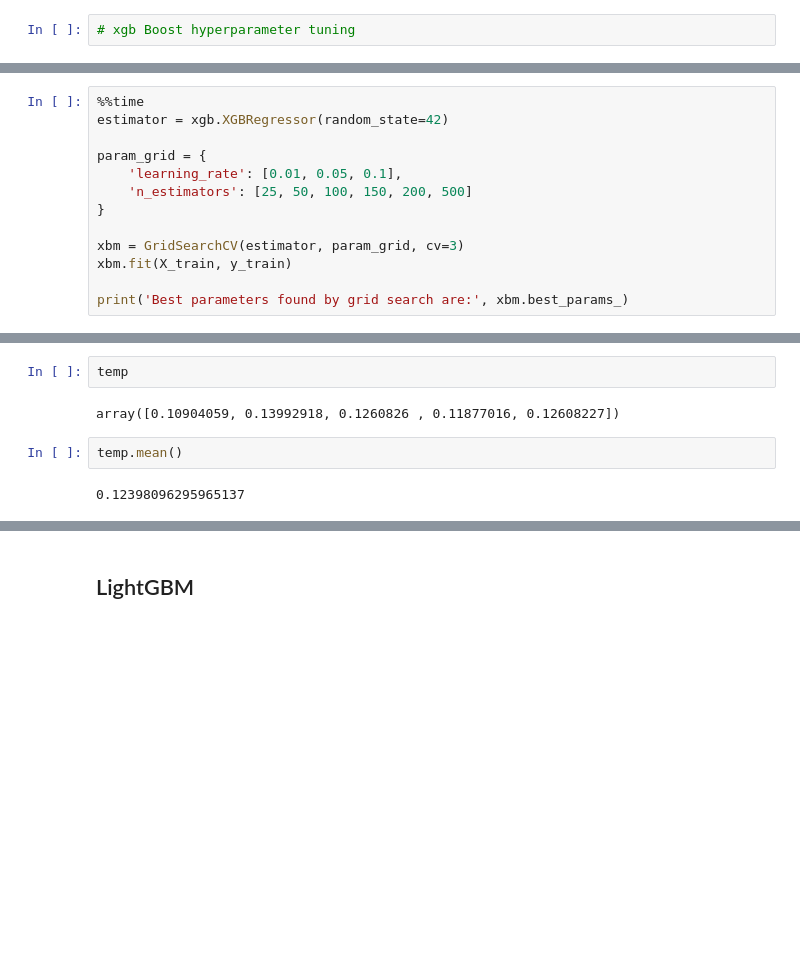
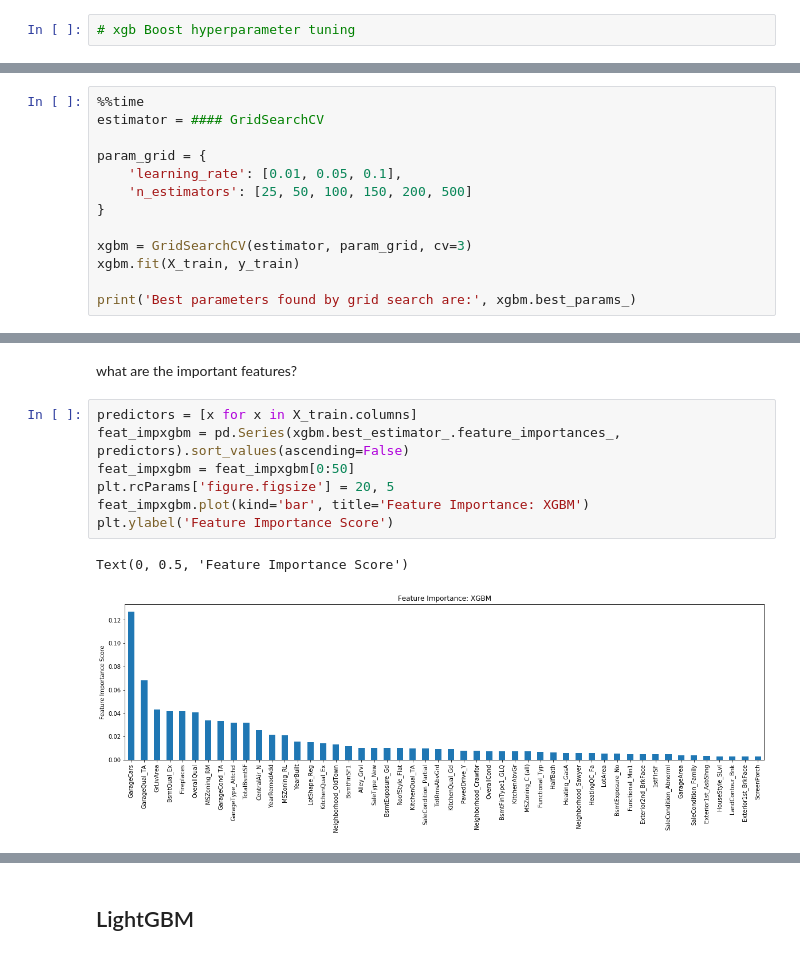
Before and after one commit to JK558/house-price-prediction, a Jupyter notebook: house_price_JK.ipynb, the cells around one changed output, grey strips where cells are left out. Cells and saved outputs as stored; diff of their text form; blank space fills up the shorter version.

```diff
--- a/house_price_JK.ipynb
+++ b/house_price_JK.ipynb
@@ -818,14 +709,14 @@ Wall time: 2min 1s
 # %%
 %%time
-estimator = xgb.XGBRegressor(random_state=42)
+estimator = #### GridSearchCV
 
 param_grid = {
     'learning_rate': [0.01, 0.05, 0.1],
     'n_estimators': [25, 50, 100, 150, 200, 500]
 }
 
-xbm = GridSearchCV(estimator, param_grid, cv=3)
-xbm.fit(X_train, y_train)
+xgbm = GridSearchCV(estimator, param_grid, cv=3)
+xgbm.fit(X_train, y_train)
 
-print('Best parameters found by grid search are:', xbm.best_params_)
+print('Best parameters found by grid search are:', xgbm.best_params_)
 # %% [output]
@@ -853,8 +742,12 @@ temp = rmsle_cv(xgb.XGBRegressor(n_estimators = 500, random_state=42))
-# %%
-temp
-# %% [output]
-array([0.10904059, 0.13992918, 0.1260826 , 0.11877016, 0.12608227])
-# %%
-temp.mean()
-# %% [output]
-0.12398096295965137
+# %% [markdown]
+what are the important features?
+# %%
+predictors = [x for x in X_train.columns]
+feat_impxgbm = pd.Series(xgbm.best_estimator_.feature_importances_, predictors).sort_values(ascending=False)
+feat_impxgbm = feat_impxgbm[0:50]
+plt.rcParams['figure.figsize'] = 20, 5
+feat_impxgbm.plot(kind='bar', title='Feature Importance: XGBM')
+plt.ylabel('Feature Importance Score')
+# %% [output]
+Text(0, 0.5, 'Feature Importance Score')
+[figure, added]
```
Also changed, not shown: parts of 74 cells of this notebook.
